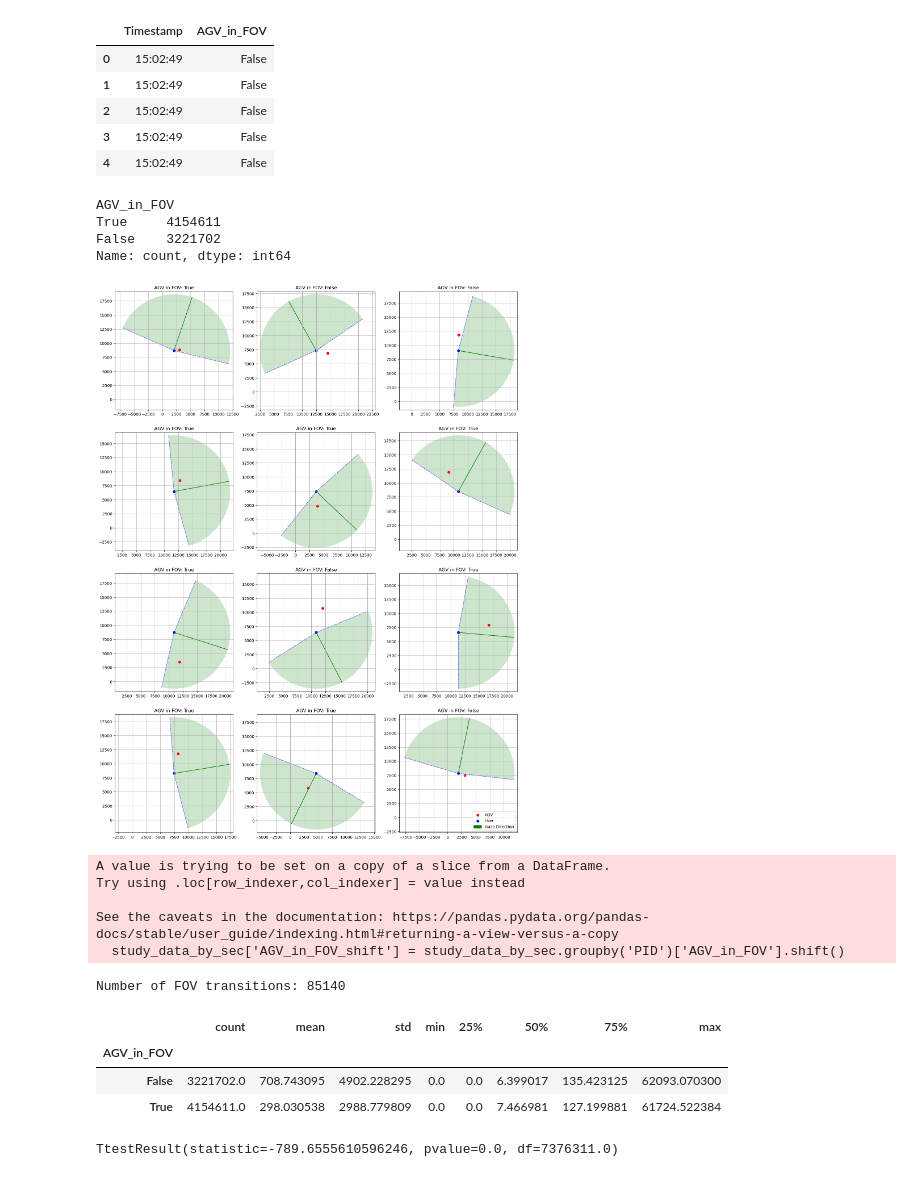
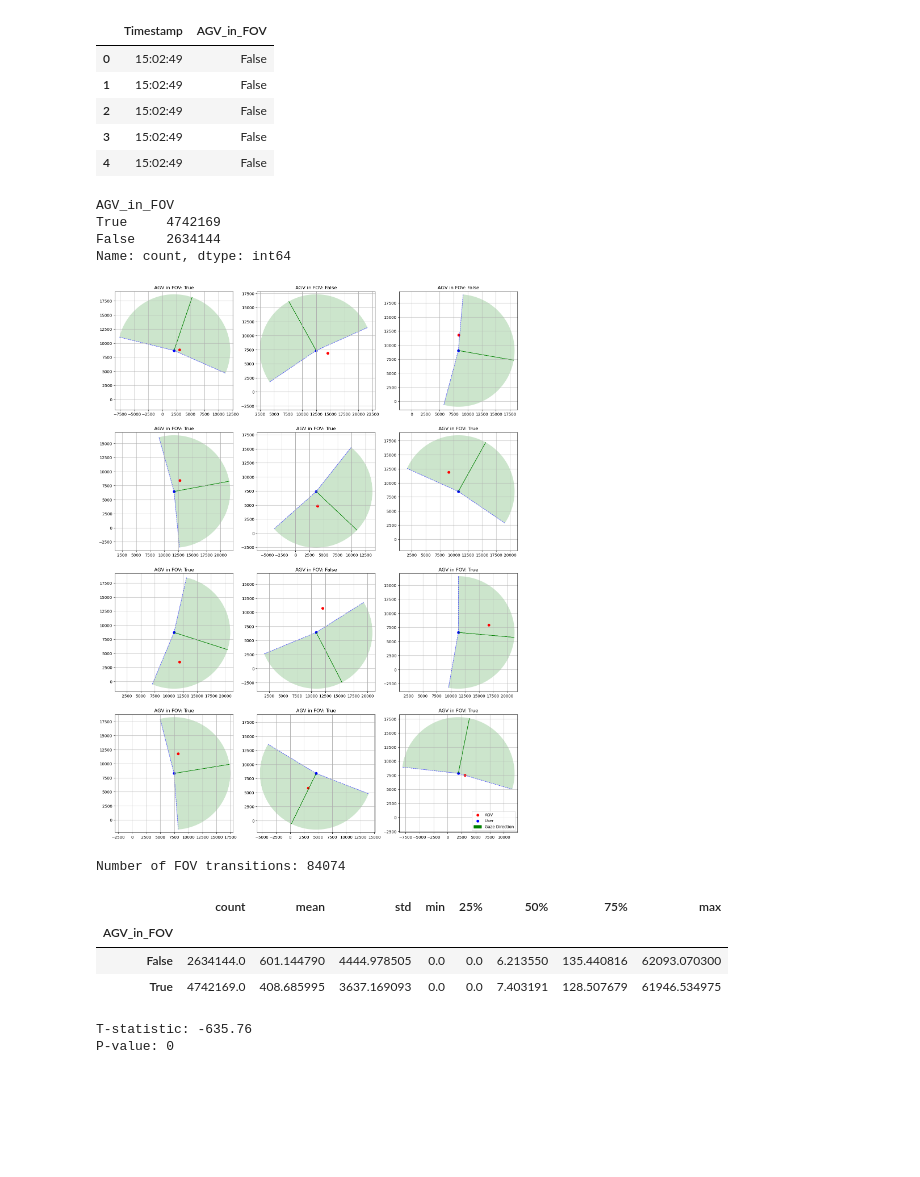
Before and after one commit to Human-centered-Interactive-Autonomy-Lab/human-agv-interaction, a Jupyter notebook: eye-tracking-analysis.ipynb, the cells around one changed output. Drawn from its saved outputs; the diff is of its cells as text; code cells hidden in the pictures; blank space fills up the shorter version.

```diff
--- a/eye-tracking-analysis.ipynb
+++ b/eye-tracking-analysis.ipynb
@@ -330,7 +345,7 @@ cos_theta = np.clip(cos_theta, -1.0, 1.0)
 
 angles_deg = np.degrees(np.arccos(cos_theta))
 
-study_data_by_sec['AGV_in_FOV'] = angles_deg <= 85
+study_data_by_sec['AGV_in_FOV'] = angles_deg <= 95
 
 study_data_by_sec[['Timestamp', 'AGV_in_FOV']].head()
 # %% [output]
@@ -344,8 +359,8 @@ study_data_by_sec[['Timestamp', 'AGV_in_FOV']].head()
 study_data_by_sec['AGV_in_FOV'].value_counts()
 # %% [output]
 AGV_in_FOV
-True     4154611
-False    3221702
+True     4742169
+False    2634144
 Name: count, dtype: int64
 # %%
 from matplotlib.patches import Wedge
@@ -381,13 +396,13 @@ for idx, row in sample_data.iterrows():
     # Compute FOV boundary angles (+/- 95 degrees)
     angle_rad = np.arctan2(gaze_dir_norm[1], gaze_dir_norm[0])  # In radians
 
-    left_bound_angle_rad = angle_rad + np.radians(85)
-    right_bound_angle_rad = angle_rad - np.radians(85)
+    left_bound_angle_rad = angle_rad + np.radians(95)
+    right_bound_angle_rad = angle_rad - np.radians(95)
 
     # Convert to degrees for Wedge
     angle_deg = np.degrees(angle_rad)
-    left_bound_angle_deg = angle_deg + 85
-    right_bound_angle_deg = angle_deg - 85
+    left_bound_angle_deg = angle_deg + 95
+    right_bound_angle_deg = angle_deg - 95
 
     # Create FOV wedge (matplotlib uses degrees and counterclockwise)
     fov_wedge = Wedge(
@@ -414,60 +429,62 @@ for idx, row in sample_data.iterrows():
     ax.arrow(user_pos[0], user_pos[1], gaze_arrow[0], gaze_arrow[1],
              head_width=0.3, head_length=0.3, fc='green', ec='green', label='Gaze Direction')
 
     # Plot FOV boundary dashed arrows
     ax.arrow(user_pos[0], user_pos[1], left_bound_vec[0], left_bound_vec[1],
              linestyle='dashed', color='blue', alpha=0.6)
 
     ax.arrow(user_pos[0], user_pos[1], right_bound_vec[0], right_bound_vec[1],
              linestyle='dashed', color='blue', alpha=0.6)
 
     # Set title with AGV_in_FOV info
     title = f"AGV in FOV: {row['AGV_in_FOV']}"
     ax.set_title(title)
 
     # Set axis limits to keep plots consistent
     ax.set_xlim(user_pos[0] - 10500, user_pos[0] + 10500)
     ax.set_ylim(user_pos[1] - 10500, user_pos[1] + 10500)
 
     ax.set_aspect('equal')
 
     # Show grid and axes
     ax.grid(True)
     ax.axis('on')  # Turns axes back on
 
 # Add a legend to the last plot
 axes[-1].legend(loc='lower right')
 
 plt.tight_layout()
 plt.show()
 # %% [output]
-[figure, old version]
+[figure, new version]
 # %%
 study_data_by_sec['AGV_in_FOV_shift'] = study_data_by_sec.groupby('PID')['AGV_in_FOV'].shift()
 transitions = study_data_by_sec[study_data_by_sec['AGV_in_FOV'] != study_data_by_sec['AGV_in_FOV_shift']]
 print(f"Number of FOV transitions: {len(transitions)}")
 # %% [output]
-A value is trying to be set on a copy of a slice from a DataFrame.
-Try using .loc[row_indexer,col_indexer] = value instead
-
-See the caveats in the documentation: https://pandas.pydata.org/pandas-docs/stable/user_guide/indexing.html#returning-a-view-versus-a-copy
-  study_data_by_sec['AGV_in_FOV_shift'] = study_data_by_sec.groupby('PID')['AGV_in_FOV'].shift()
+Number of FOV transitions: 84074
-Number of FOV transitions: 85140
 # %%
 study_data_by_sec.groupby('AGV_in_FOV')['User_Relative_Speed'].describe()
 # %% [output]
 |  | count | mean | std | min | 25% | 50% | 75% | max |
 | AGV_in_FOV |  |  |  |  |  |  |  |  |
-| False | 3221702.0 | 708.743095 | 4902.228295 | 0.0 | 0.0 | 6.399017 | 135.423125 | 62093.070300 |
-| True | 4154611.0 | 298.030538 | 2988.779809 | 0.0 | 0.0 | 7.466981 | 127.199881 | 61724.522384 |
+| False | 2634144.0 | 601.144790 | 4444.978505 | 0.0 | 0.0 | 6.213550 | 135.440816 | 62093.070300 |
+| True | 4742169.0 | 408.685995 | 3637.169093 | 0.0 | 0.0 | 7.403191 | 128.507679 | 61946.534975 |
 # %%
-from scipy.stats import ttest_ind
-ttest_ind(
+result = ttest_ind(
     study_data_by_sec[study_data_by_sec['AGV_in_FOV']]['AGV_User_distance'],
     study_data_by_sec[~study_data_by_sec['AGV_in_FOV']]['AGV_User_distance']
 )
+
+# Extract and format the p-value and t-statistic to 3 significant figures
+formatted_t = f"{result.statistic:.5g}"
+formatted_p = f"{result.pvalue:.10g}"
+
+print(f"T-statistic: {formatted_t}")
+print(f"P-value: {formatted_p}")
 # %% [output]
-TtestResult(statistic=-789.6555610596246, pvalue=0.0, df=7376311.0)
+T-statistic: -635.76
+P-value: 0
 # %%
 study_data_by_sec.groupby('AGV_in_FOV')['AGV_User_distance'].describe()
 # %% [output]
```
Also changed, not shown: parts of 22 cells of this notebook.
